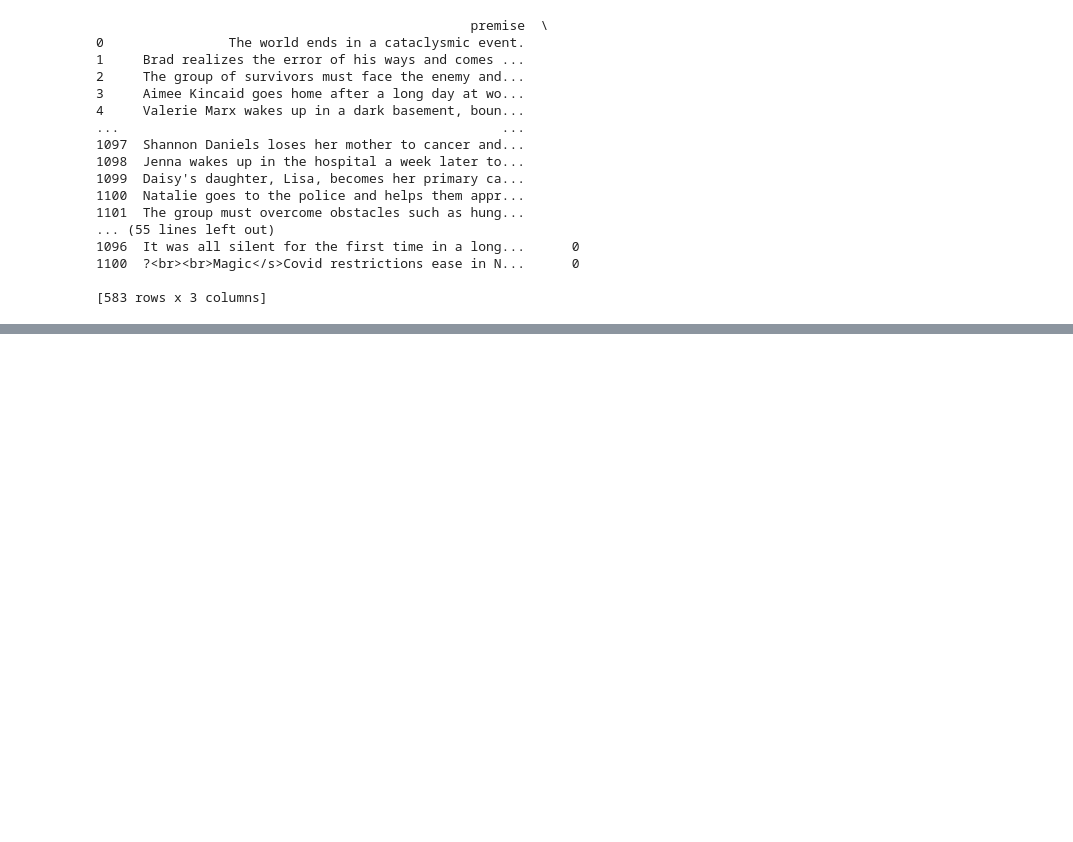
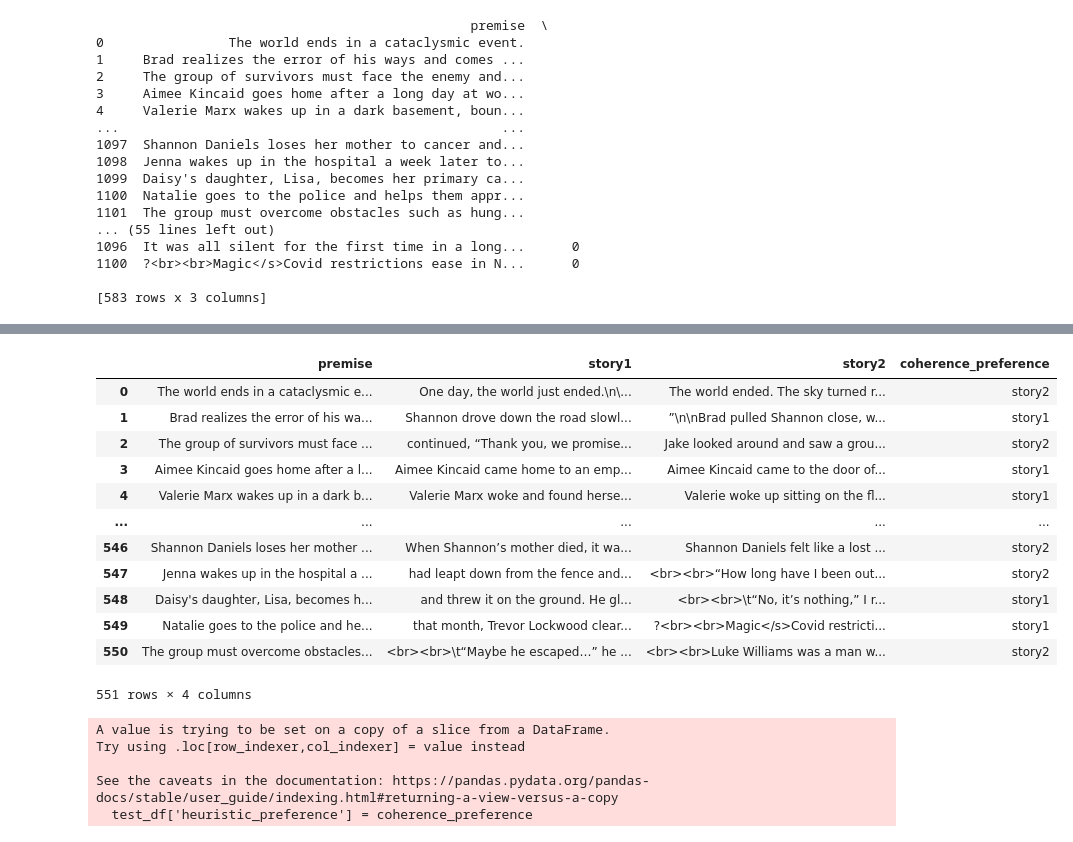
Before and after one commit to Lenguist/long-narrative-generation, a Jupyter notebook: evaluate2.ipynb, the cells around one changed output, grey strips where cells are left out. Saved outputs shown, nothing was run; the diff lists cells and outputs as text; code cells hidden in the pictures; blank space fills up the shorter version.

Commit message:
added evaluate code for heuristic and gpt3metirc

```diff
--- a/evaluate2.ipynb
+++ b/evaluate2.ipynb
@@ -408,0 +502,16 @@ def get_gpt3_embedding(text, model="text-embedding-ada-002"):
+# %%
+df_coherence
+# %% [output]
+|  | premise | story1 | story2 | coherence_preference |
+| 0 | The world ends in a cataclysmic e... | One day, the world just ended.\n\... | The world ended. The sky turned r... | story2 |
+| 1 | Brad realizes the error of his wa... | Shannon drove down the road slowl... | ”\n\nBrad pulled Shannon close, w... | story1 |
+| 2 | The group of survivors must face ... | continued, “Thank you, we promise... | Jake looked around and saw a grou... | story2 |
+| 3 | Aimee Kincaid goes home after a l... | Aimee Kincaid came home to an emp... | Aimee Kincaid came to the door of... | story1 |
+| 4 | Valerie Marx wakes up in a dark b... | Valerie Marx woke and found herse... | Valerie woke up sitting on the fl... | story1 |
+| ... | ... | ... | ... | ... |
+| 546 | Shannon Daniels loses her mother ... | When Shannon’s mother died, it wa... | Shannon Daniels felt like a lost ... | story2 |
+| 547 | Jenna wakes up in the hospital a ... | had leapt down from the fence and... | <br><br>“How long have I been out... | story2 |
+| 548 | Daisy's daughter, Lisa, becomes h... | and threw it on the ground. He gl... | <br><br>\t“No, it’s nothing,” I r... | story1 |
+| 549 | Natalie goes to the police and he... | that month, Trevor Lockwood clear... | ?<br><br>Magic</s>Covid restricti... | story1 |
+| 550 | The group must overcome obstacles... | <br><br>\t“Maybe he escaped…” he ... | <br><br>Luke Williams was a man w... | story2 |
+551 rows × 4 columns
@@ -408,0 +529,15 @@ def get_gpt3_embedding(text, model="text-embedding-ada-002"):
+# %%
+coherence_preference = []
+for i in range(len(coherence_scores_story1)):
+    if coherence_scores_story1[i] > coherence_scores_story2[i]:
+        coherence_preference.append("story1")
+    else:
+        coherence_preference.append("story2")
+
+test_df['heuristic_preference'] = coherence_preference
+# %% [output]
+A value is trying to be set on a copy of a slice from a DataFrame.
+Try using .loc[row_indexer,col_indexer] = value instead
+
+See the caveats in the documentation: https://pandas.pydata.org/pandas-docs/stable/user_guide/indexing.html#returning-a-view-versus-a-copy
+  test_df['heuristic_preference'] = coherence_preference
```
Also changed, not shown: parts of 29 cells of this notebook, 3 other files.
